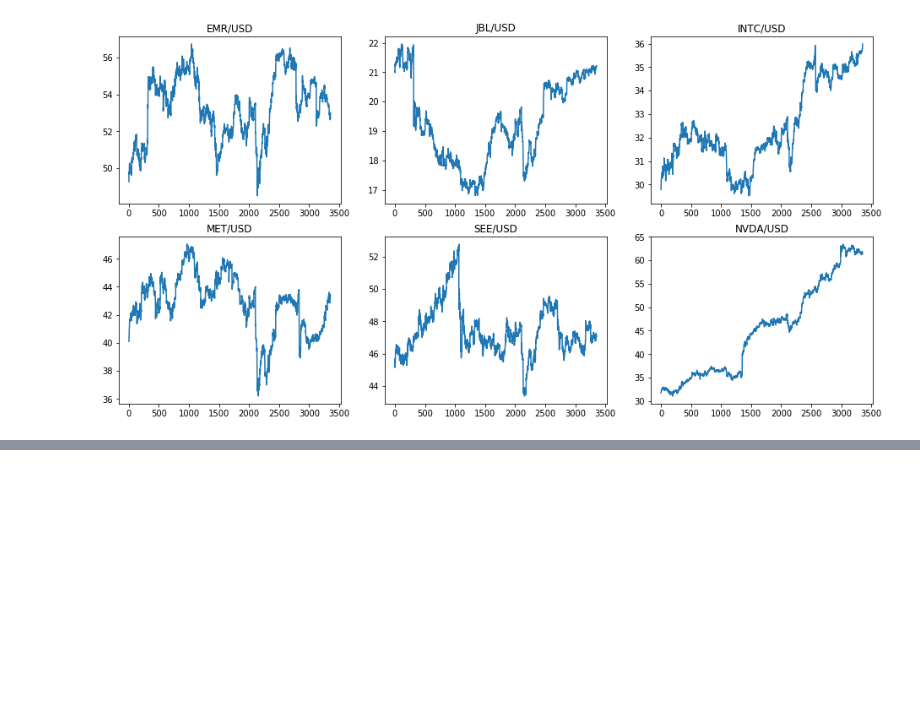
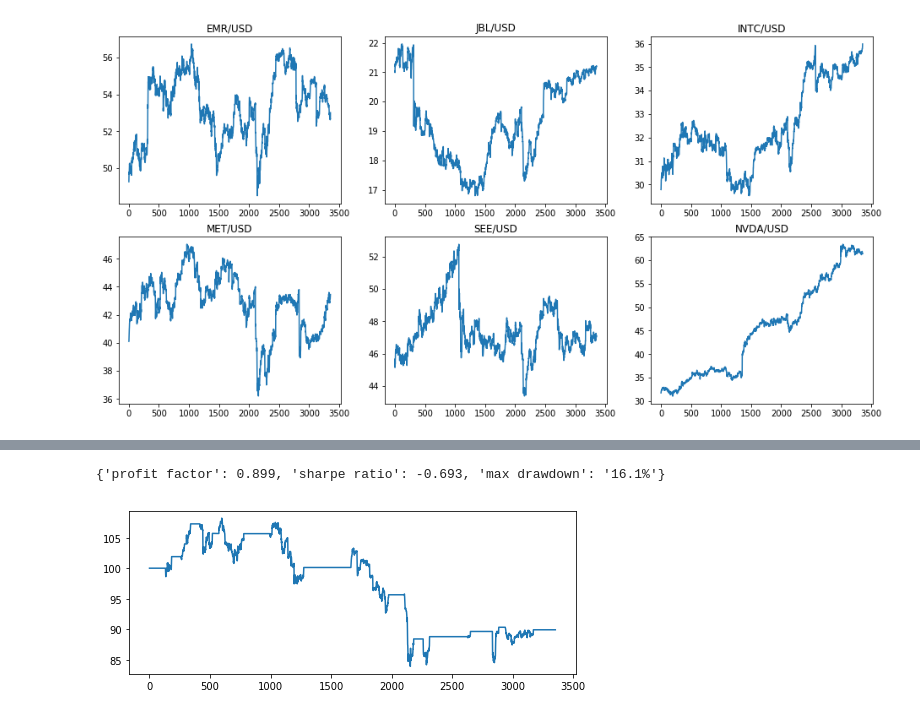
Before and after one commit to snp600/trading-alchemy, a Jupyter notebook: backtesting/demo.ipynb, the cells around one changed output, grey strips where cells are left out. Cells and saved outputs as stored; diff of their text form; code cells hidden in the pictures; blank space fills up the shorter version.

```diff
--- a/backtesting/demo.ipynb
+++ b/backtesting/demo.ipynb
@@ -176,0 +192,5 @@ test(df_nvda)
+# %%
+SingleInstrumentBacktest(df_met, stoploss=1000, takeprofit=1000).full_backtest()
+# %% [output]
+{'profit factor': 0.899, 'sharpe ratio': -0.693, 'max drawdown': '16.1%'}
+[figure, added]
```
Also changed, not shown: parts of 22 cells of this notebook.
